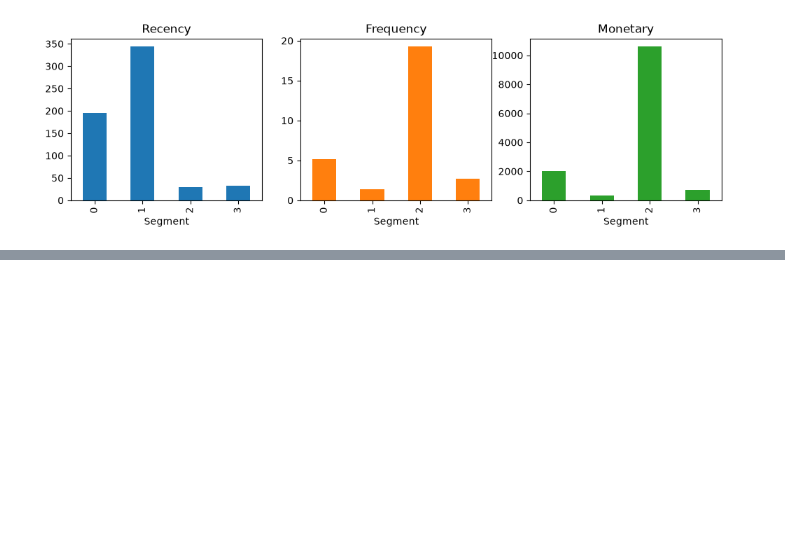
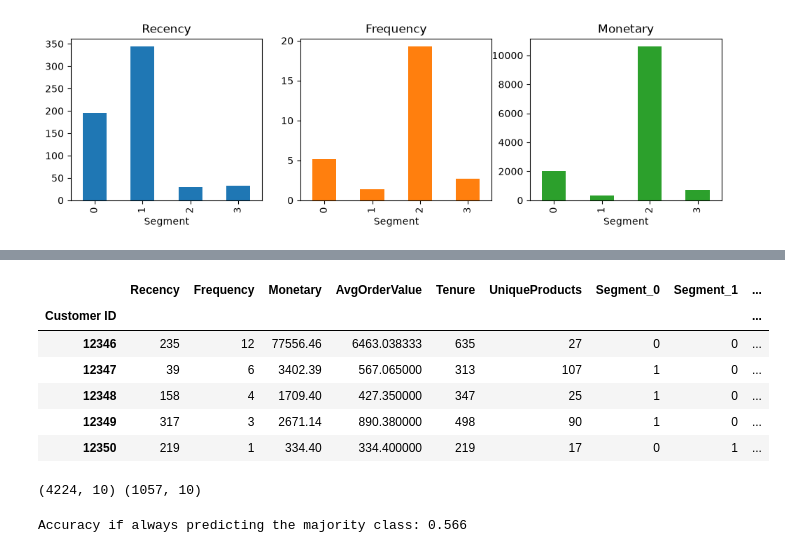
Before and after one commit to durvaghuge/customer-ml-app, a Jupyter notebook: notebooks/01_eda.ipynb, the cells around one changed output, grey strips where cells are left out. Cells and saved outputs as stored; diff of their text form; code cells hidden in the pictures; blank space fills up the shorter version.

```diff
--- a/notebooks/01_eda.ipynb
+++ b/notebooks/01_eda.ipynb
@@ -390,3 +390,12 @@ import joblib
 joblib.dump(scaler, "../models/scaler.joblib")
 joblib.dump(kmeans, "../models/kmeans.joblib")
 features.to_csv("../data/rfm_features_segmented.csv")
+# %%
+import pandas as pd
+import numpy as np
+
+features = pd.read_csv("../data/rfm_features_segmented.csv", index_col="Customer ID")
+
+y = features["Purchased_Next_90d"]
+print(y.value_counts())
+print(y.value_counts(normalize=True).round(3))
@@ -392,0 +411,31 @@ features.to_csv("../data/rfm_features_segmented.csv")
+# %%
+num_cols = ["Recency", "Frequency", "Monetary", "AvgOrderValue", "Tenure", "UniqueProducts"]
+
+X = features[num_cols + ["Segment"]].copy()
+X = pd.get_dummies(X, columns=["Segment"], dtype=int)   # segment as 0/1 columns
+X.head()
+# %% [output]
+|  | Recency | Frequency | Monetary | AvgOrderValue | Tenure | UniqueProducts | Segment_0 | Segment_1 | ... |
+| Customer ID |  |  |  |  |  |  |  |  | ... |
+| 12346 | 235 | 12 | 77556.46 | 6463.038333 | 635 | 27 | 0 | 0 | ... |
+| 12347 | 39 | 6 | 3402.39 | 567.065000 | 313 | 107 | 1 | 0 | ... |
+| 12348 | 158 | 4 | 1709.40 | 427.350000 | 347 | 25 | 1 | 0 | ... |
+| 12349 | 317 | 3 | 2671.14 | 890.380000 | 498 | 90 | 1 | 0 | ... |
+| 12350 | 219 | 1 | 334.40 | 334.400000 | 219 | 17 | 0 | 1 | ... |
+# %%
+from sklearn.model_selection import train_test_split
+
+X_train, X_test, y_train, y_test = train_test_split(
+    X, y, test_size=0.2, stratify=y, random_state=42
+)
+print(X_train.shape, X_test.shape)
+# %% [output]
+(4224, 10) (1057, 10)
+# %%
+from sklearn.dummy import DummyClassifier
+from sklearn.metrics import roc_auc_score
+
+dummy = DummyClassifier(strategy="most_frequent").fit(X_train, y_train)
+print("Accuracy if always predicting the majority class:", round(dummy.score(X_test, y_test), 3))
+# %% [output]
+Accuracy if always predicting the majority class: 0.566
```
Also changed, not shown: parts of 11 cells of this notebook, 2 other files.
